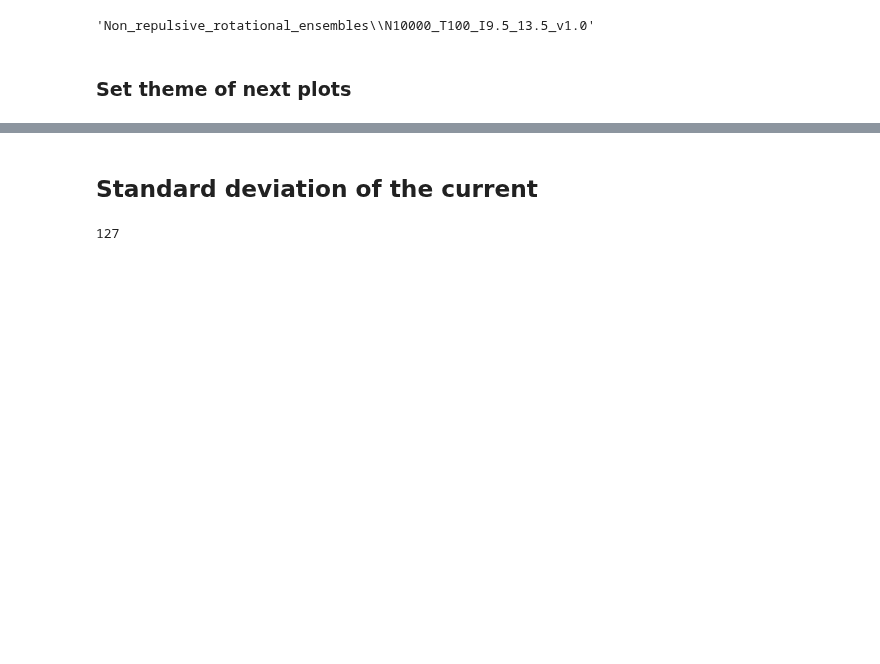
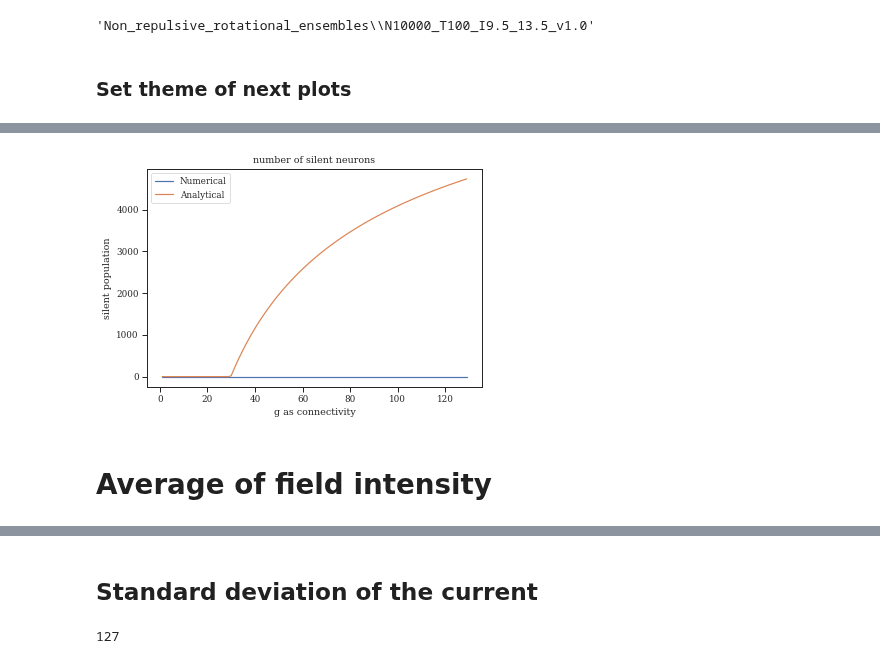
Before and after one commit to mmehrani/master_thesis, a Jupyter notebook: scripts/all_neurons_model_in_one_place/averaging_on_ensembles.ipynb, the cells around one changed output, grey strips where cells are left out. Cells and saved outputs as stored; diff of their text form; code cells hidden in the pictures; blank space fills up the shorter version.

```diff
--- a/scripts/all_neurons_model_in_one_place/averaging_on_ensembles.ipynb
+++ b/scripts/all_neurons_model_in_one_place/averaging_on_ensembles.ipynb
@@ -81,0 +127,21 @@ sns.set_theme(context='paper', font= 'Serif', style = 'ticks')
+# %%
+fig = plt.figure()
+ax = fig.subplots()
+
+silent_neurons = []
+
+for g in g_list:
+    silent_neurons.append( silent_neurons_num(mean_periods_arr_dict[g]) )
+
+ax.plot(g_list,silent_neurons, label = 'Numerical')
+ax.plot(g_list,silent_neurons_uniform_dist, label = 'Analytical')
+plt.legend()
+
+ax.set_title('number of silent neurons')
+ax.set_ylabel('silent population')
+ax.set_xlabel('g as connectivity')
+fig.savefig(os.path.join(target_path,'silent_neurons_g_{}_{}.png'.format(connectivity_min,connectivity_max)) )
+# %% [output]
+[figure, added]
+# %% [markdown]
+# Average of field intensity
```
Also changed, not shown: parts of 27 cells of this notebook, 6 other files.
